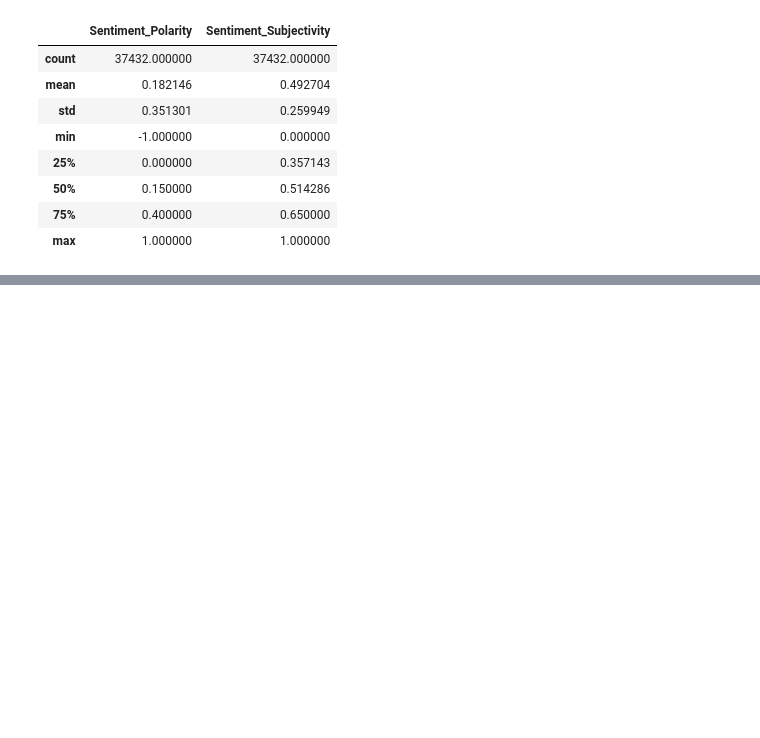
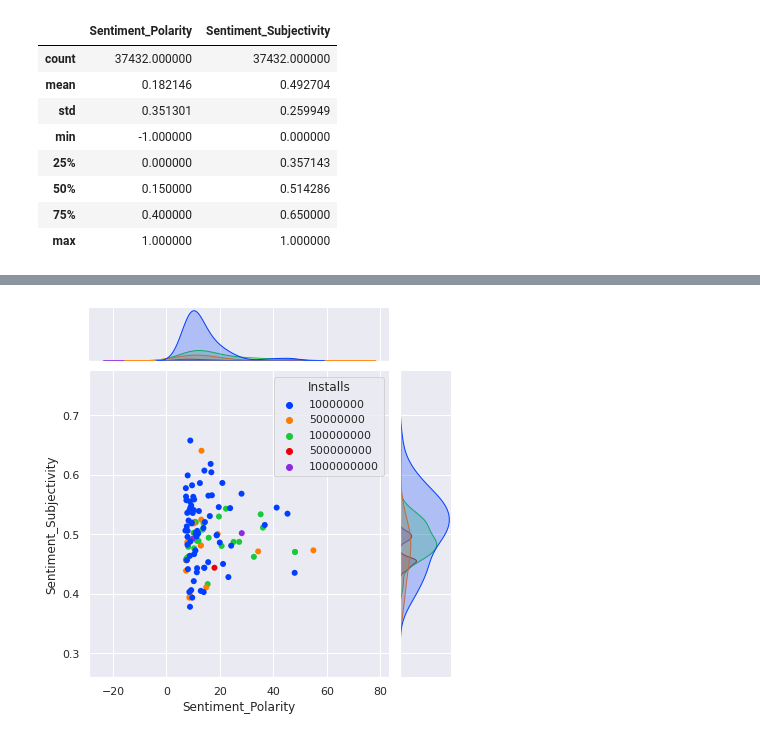
Before and after one commit to indrochoco/Playstore-app-Review-analysis, a Jupyter notebook: Copy_of_Play_Store_App_Review_Analysis_Capstone_Project.ipynb, the cells around one changed output, grey strips where cells are left out. Drawn from its saved outputs; the diff is of its cells as text; code cells hidden in the pictures; blank space fills up the shorter version.

```diff
--- a/Copy_of_Play_Store_App_Review_Analysis_Capstone_Project.ipynb
+++ b/Copy_of_Play_Store_App_Review_Analysis_Capstone_Project.ipynb
@@ -483,2 +485,2 @@ mean_df.head(3)
 # %%
-mean_df.groupby(['App','Category']).agg({'Rating':'mean','Size':'mean','Installs':'mean','Reviews':'mean','Sentiment_Polarity':'mean','Sentiment_Subjectivity':'mean'}).sort_values(by='Reviews',ascending=False)
+df_final=mean_df.groupby(['App','Category']).agg({'Rating':'mean','Size':'mean','Installs':'mean','Reviews':'mean','Sentiment_Polarity':'mean','Sentiment_Subjectivity':'mean'}).sort_values(by=['Reviews','Installs','Size','Sentiment_Polarity'],ascending=False)
@@ -503,0 +504,8 @@ mean_df.groupby(['App','Category']).agg({'Rating':'mean','Size':'mean','Installs
+# %%
+
+
+g= sns.jointplot(x="Sentiment_Polarity", y="Sentiment_Subjectivity",
+                sizes=(1, 8), linewidth=0, hue=('Installs'),
+                data=df_final, ax=ax,palette="bright",legend='full')
+# %% [output]
+[figure, added]
```
Also changed, not shown: parts of 6 cells of this notebook.
